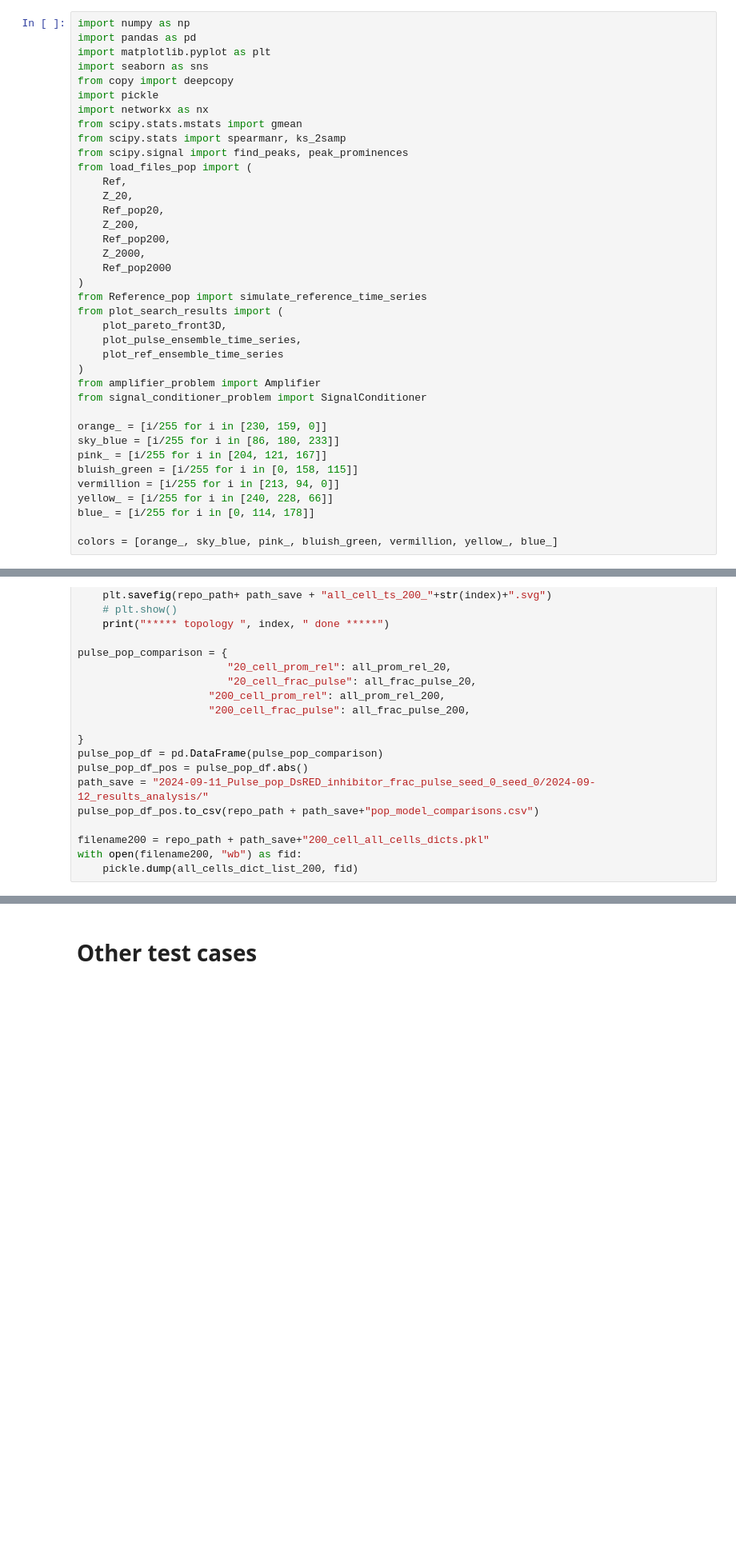
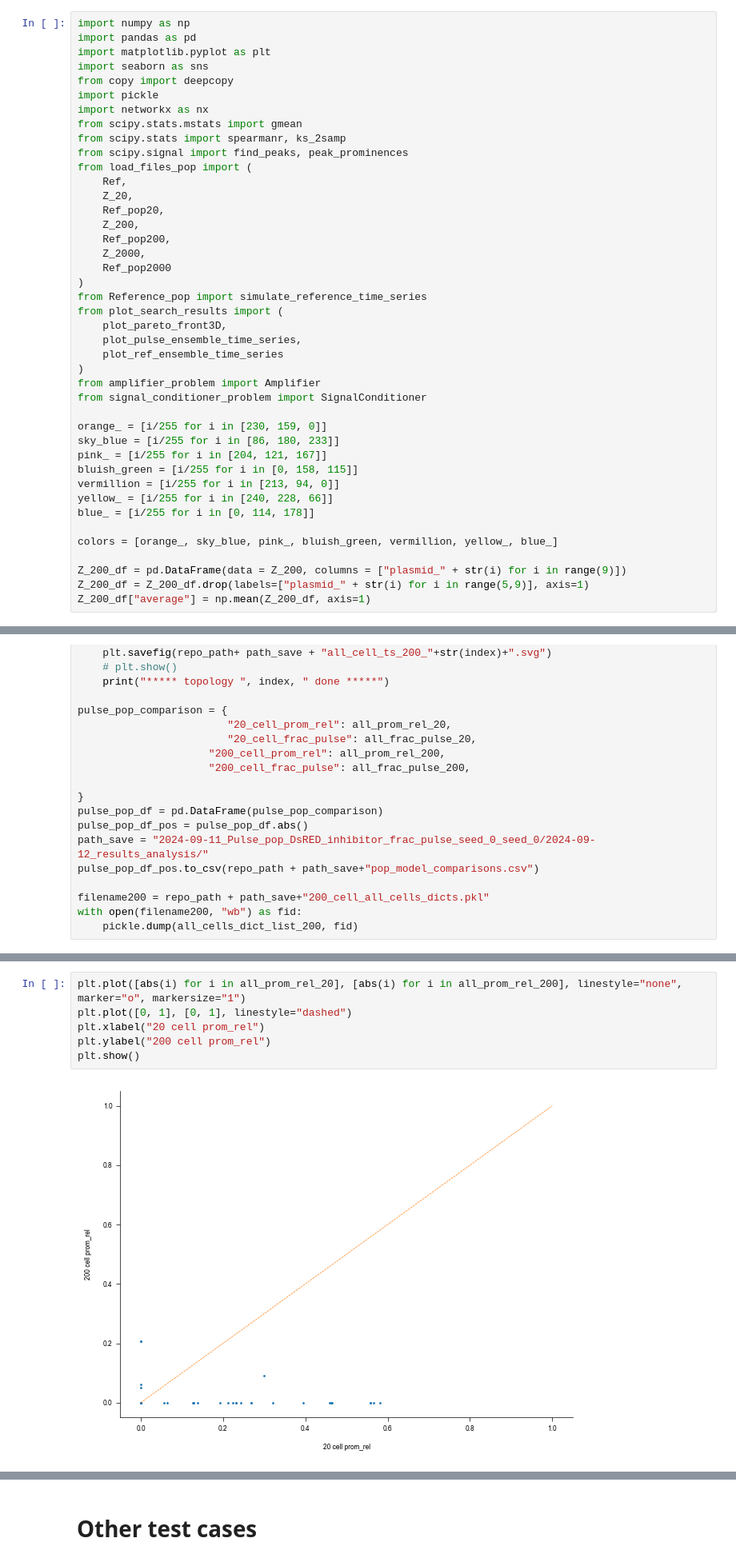
Before and after one commit to Mangan-Group/GraphGA, a Jupyter notebook: pulse_prediction_vs_exp.ipynb, the cells around one changed output, grey strips where cells are left out. Shown: that part at 80% size. Drawn from its saved outputs; the diff is of its cells as text; blank space fills up the shorter version.

```diff
--- a/pulse_prediction_vs_exp.ipynb
+++ b/pulse_prediction_vs_exp.ipynb
@@ -36,5 +36,9 @@ yellow_ = [i/255 for i in [240, 228, 66]]
 blue_ = [i/255 for i in [0, 114, 178]]
 
 colors = [orange_, sky_blue, pink_, bluish_green, vermillion, yellow_, blue_]
+
+Z_200_df = pd.DataFrame(data = Z_200, columns = ["plasmid_" + str(i) for i in range(9)])
+Z_200_df = Z_200_df.drop(labels=["plasmid_" + str(i) for i in range(5,9)], axis=1)
+Z_200_df["average"] = np.mean(Z_200_df, axis=1)
 # %% [markdown]
 # Pulse test case
@@ -713,0 +1146,8 @@ with open(filename200, "wb") as fid:
+# %%
+plt.plot([abs(i) for i in all_prom_rel_20], [abs(i) for i in all_prom_rel_200], linestyle="none", marker="o", markersize="1")
+plt.plot([0, 1], [0, 1], linestyle="dashed")
+plt.xlabel("20 cell prom_rel")
+plt.ylabel("200 cell prom_rel")
+plt.show()
+# %% [output]
+[figure, added]
```
Also changed, not shown: parts of 20 cells of this notebook, 12 other files.
